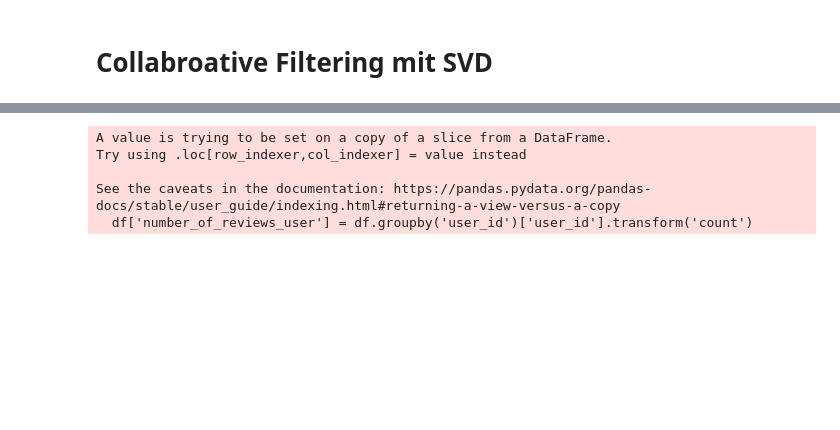
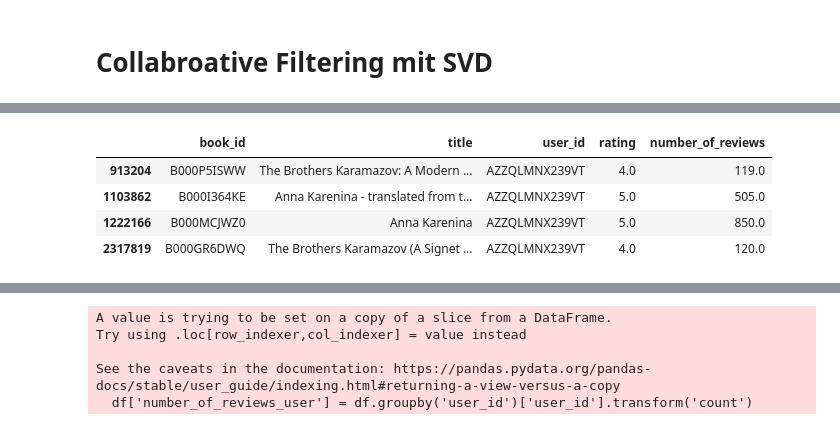
Before and after one commit to t0nychopp3r/recommenderSystem_cds121, a Jupyter notebook: Book_RS.ipynb, the cells around one changed output, grey strips where cells are left out. Saved outputs shown, nothing was run; the diff lists cells and outputs as text; code cells hidden in the pictures; blank space fills up the shorter version.

```diff
--- a/Book_RS.ipynb
+++ b/Book_RS.ipynb
@@ -234,3 +266,12 @@ df
+# %%
+# show all ratings from User AZZQLMNX239VT
+df[df['user_id'] == 'AZZQLMNX239VT']
+# %% [output]
+|  | book_id | title | user_id | rating | number_of_reviews |
+| 913204 | B000P5ISWW | The Brothers Karamazov: A Modern ... | AZZQLMNX239VT | 4.0 | 119.0 |
+| 1103862 | B000I364KE | Anna Karenina - translated from t... | AZZQLMNX239VT | 5.0 | 505.0 |
+| 1222166 | B000MCJWZ0 | Anna Karenina | AZZQLMNX239VT | 5.0 | 850.0 |
+| 2317819 | B000GR6DWQ | The Brothers Karamazov (A Signet ... | AZZQLMNX239VT | 4.0 | 120.0 |
 # %%
 # drop all reviews with NaN user_id
 df = df.dropna(subset=['user_id'])
```
Also changed, not shown: parts of 24 cells of this notebook.
